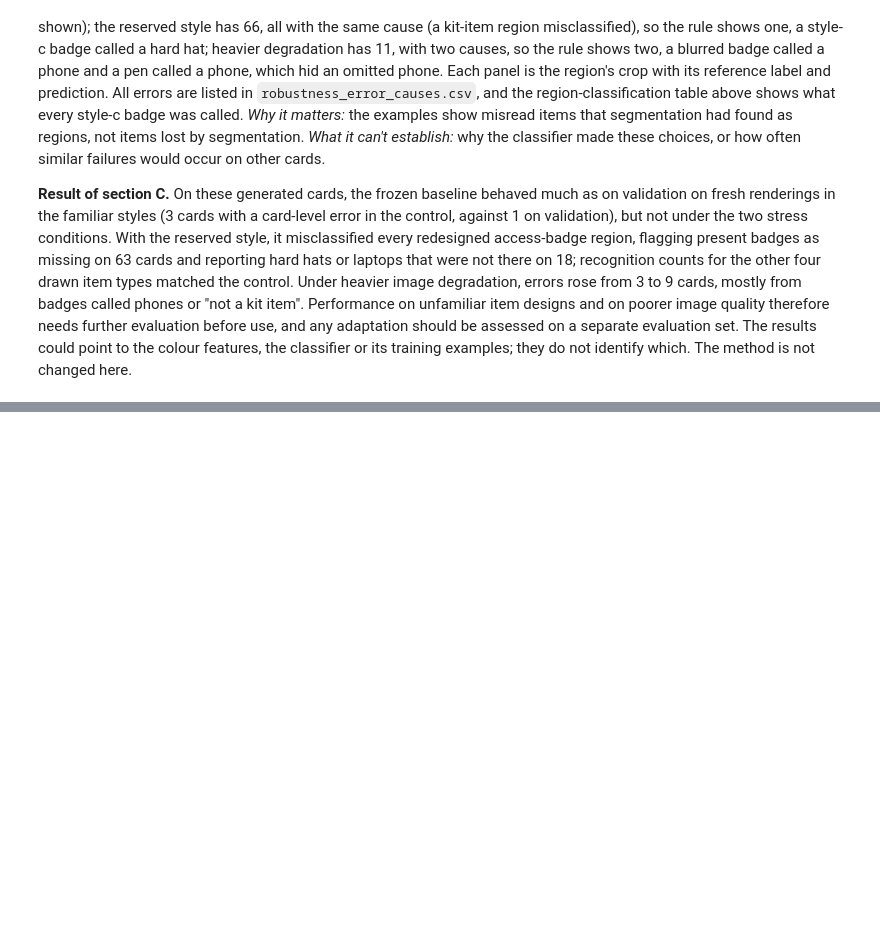
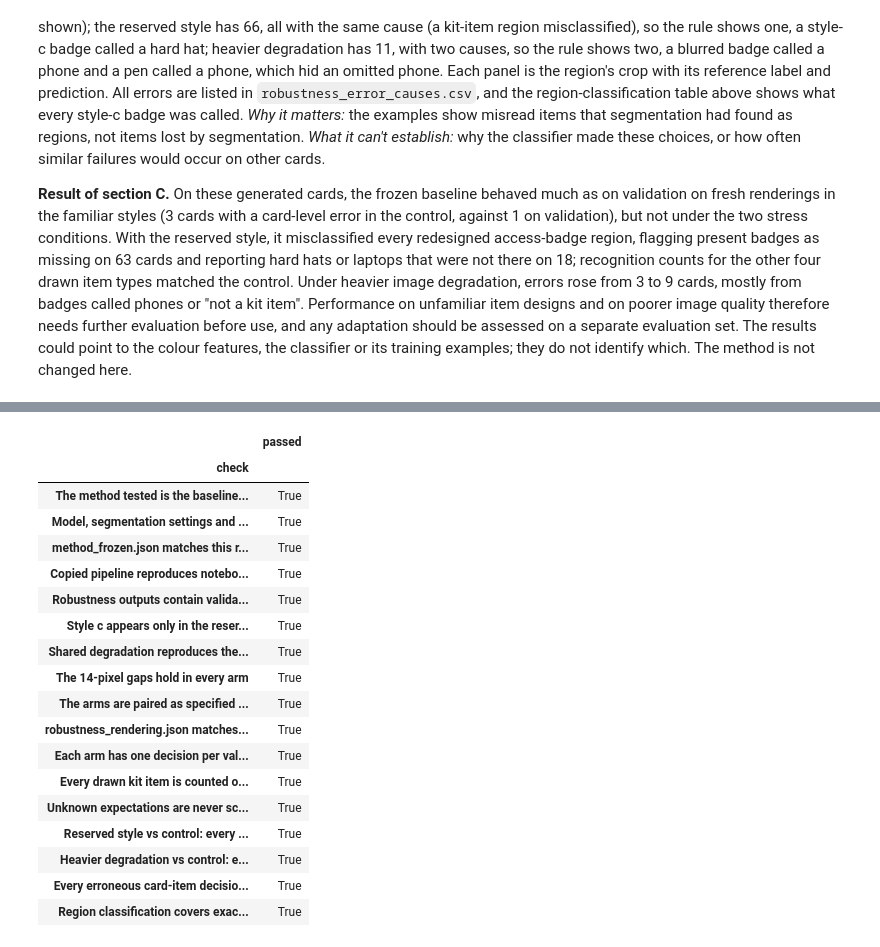
Before and after one commit to isabellemclean1001-blip/AIDA_Izzy_HR_Onboarding_Project-review, a Jupyter notebook: AIDA-2154/final-project/analysis/05_robustness.ipynb, the cells around one changed output, grey strips where cells are left out. Cells and saved outputs as stored; diff of their text form; code cells hidden in the pictures; blank space fills up the shorter version.

Commit message:
AIDA 2154 final project: notebook 05 complete, robustness checks, summary, outputs and figures (data v2)

```diff
--- a/AIDA-2154/final-project/analysis/05_robustness.ipynb
+++ b/AIDA-2154/final-project/analysis/05_robustness.ipynb
@@ -991,0 +994,94 @@ heavier degradation: 11 regions or objects behind card-level errors; shown: 2
+# %%
+key_set = lambda df, cols=("card_id", "item"): set(map(tuple, df[list(cols)].to_numpy()))
+val_ids = set(val_cards["card_id"])
+test_ids = set(manifest.loc[manifest["split"] == "test", "card_id"])
+all_card_item = {(c, i) for c in val_cards["card_id"] for i in ITEMS}
+EXPECTATION = ["known", "expected", "present", "omitted"]
+reference_fields = val_decisions.set_index(["card_id", "item"])[EXPECTATION]
+output_ids = set(rob_cards["card_id"]) | set(rob_objects["card_id"]) | set().union(*(set(d["card_id"]) for d in arm_decisions.values()))
+
+
+def paired_keys_ok(arm):
+    # Every control card-item decision is in exactly one place for this stress arm: a paired group (known) or the unscored
+    # table; each saved group is recomputed from the two arms' decision outcomes and must match
+    p, r = paired[paired["arm"] == arm], review[review["arm"] == arm]
+    known = key_set(arm_decisions["control"][arm_decisions["control"]["known"]])
+    both = p.merge(arm_decisions["control"][["card_id", "item", "outcome"]], on=["card_id", "item"], validate="one_to_one") \
+            .merge(arm_decisions[arm][["card_id", "item", "outcome"]], on=["card_id", "item"], suffixes=("_c", "_a"), validate="one_to_one")
+    c, a = both["outcome_c"].isin(CORRECT), both["outcome_a"].isin(CORRECT)
+    recomputed = np.select([c & a, c & ~a, ~c & a], GROUPS[:3], default=GROUPS[3])
+    return (not p.duplicated(["card_id", "item"]).any() and not r.duplicated(["card_id", "item"]).any()
+            and key_set(p) == known and key_set(r) == all_card_item - known and len(both) == len(p)
+            and (both["group"].to_numpy() == recomputed).all())
+
+
+single_population_ok = all(
+    key_set(single[single["arm"] == a], ("card_id", "object_index"))
+    == key_set(drawn[(drawn["arm"] == a) & drawn["outcome"].isin(["one_region_good_fit", "one_region_poor_fit"])], ("card_id", "object_index"))
+    and int(included[a]) + int((drawn[(drawn["arm"] == a)]["outcome"].isin(["split", "merged", "missed"])).sum()) == 238
+    for a in ARMS)
+
+checks = pd.Series({
+    "The method tested is the baseline chosen in notebook 04": choice.loc["Method that goes forward", "baseline"] == "baseline",
+    "Model, segmentation settings and regions match notebook 03's fingerprints":
+        sha(MODEL_PATH) == baseline_settings["model_sha256"]
+        and sha(OUTPUT_DIR / "segmentation_settings.json") == baseline_settings["segmentation_settings_sha256"]
+        and sha(OUTPUT_DIR / "regions_dev.csv") == baseline_settings["regions_dev_sha256"],
+    "method_frozen.json matches this run's method and design": json.loads(FROZEN_PATH.read_text()) == frozen,
+    "Copied pipeline reproduces notebooks 02-03 on the validation cards (regions, objects, predictions, decisions, summary)":
+        REGIONS_REPRODUCED and OBJECTS_REPRODUCED and DECISIONS_REPRODUCED,
+    "Robustness outputs contain validation IDs only; the image-reading card list contains validation cards only":
+        set(rob_cards["card_id"]) == val_ids and (val_cards["split"] == "validation").all()
+        and not (output_ids & test_ids) and output_ids <= val_ids,
+    "Style c appears only in the reserved-style arm and on no existing card":
+        set(rob_objects.loc[rob_objects["style"] == gen.RESERVED_STYLE, "arm"]) == {"reserved_style"}
+        and not (objects["style"] == gen.RESERVED_STYLE).any(),
+    "Shared degradation reproduces the generator's degrade(); in-memory decoding matches a saved card":
+        DEGRADATION_MATCHES and DECODING_MATCHES,
+    "The 14-pixel gaps hold in every arm": GAPS_OK,
+    "The arms are paired as specified (positions, sizes, contrast, rotation, paper and image settings)": PAIRED and SAME_KITS,
+    "robustness_rendering.json matches this run's rendering code and images": json.loads(RENDERING_PATH.read_text()) == rendering,
+    "Each arm has one decision per validation card and item, with the validation expectation fields":
+        all(len(d) == len(all_card_item) and key_set(d) == all_card_item and not d.duplicated(["card_id", "item"]).any()
+            and d.set_index(["card_id", "item"])[EXPECTATION].sort_index().equals(reference_fields.sort_index())
+            for d in arm_decisions.values()),
+    "Every drawn kit item is counted once per arm with one segmentation outcome":
+        all(len(g) == 238 and not g.duplicated(["card_id", "object_index"]).any() and g["outcome"].isin(SEG_OUTCOMES).all()
+            for _, g in drawn.groupby("arm")) and set(drawn["arm"]) == set(ARMS),
+    "Unknown expectations are never scored, in any arm":
+        all((d.loc[~d["known"], "outcome"] == "needs_review").all() for d in arm_decisions.values()),
+    "Reserved style vs control: every card-item key once, in its recomputed paired group or the unscored table":
+        paired_keys_ok("reserved_style"),
+    "Heavier degradation vs control: every card-item key once, in its recomputed paired group or the unscored table":
+        paired_keys_ok("heavier_degradation"),
+    "Every erroneous card-item decision appears in the error table, in every arm":
+        all(key_set(arm_decisions[a][arm_decisions[a]["outcome"].isin(ERRORS)]) == key_set(error_causes[error_causes["arm"] == a])
+            for a in ARMS) and not error_causes.duplicated(["arm", "card_id", "item"]).any(),
+    "Region classification covers exactly the good- and poor-fit kit items; included + excluded = 238 per arm": single_population_ok,
+}, name="passed")
+checks.index.name = "check"
+checks.to_csv(OUTPUT_DIR / "checks_05.csv")
+with pd.option_context("display.max_colwidth", None):
+    display(checks.to_frame())
+print(f"Erroneous card-item decisions with an unresolved cause: {int((error_causes['causes'] == 'unresolved').sum())}")
+assert checks.all(), "A check failed"
+# %% [output]
+|  | passed |
+| check |  |
+| The method tested is the baseline... | True |
+| Model, segmentation settings and ... | True |
+| method_frozen.json matches this r... | True |
+| Copied pipeline reproduces notebo... | True |
+| Robustness outputs contain valida... | True |
+| Style c appears only in the reser... | True |
+| Shared degradation reproduces the... | True |
+| The 14-pixel gaps hold in every arm | True |
+| The arms are paired as specified ... | True |
+| robustness_rendering.json matches... | True |
+| Each arm has one decision per val... | True |
+| Every drawn kit item is counted o... | True |
+| Unknown expectations are never sc... | True |
+| Reserved style vs control: every ... | True |
+| Heavier degradation vs control: e... | True |
+| Every erroneous card-item decisio... | True |
+| Region classification covers exac... | True |
```
Also changed, not shown: parts of 3 cells of this notebook, 19 other files.
